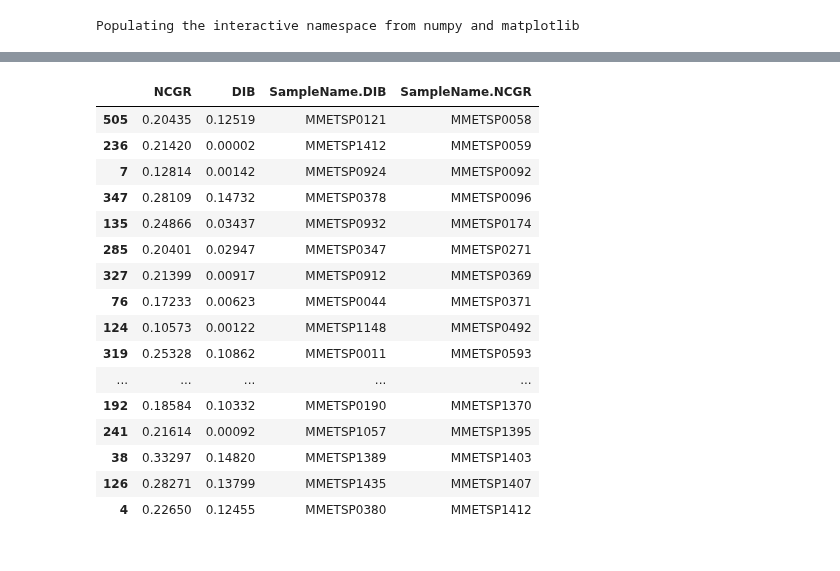
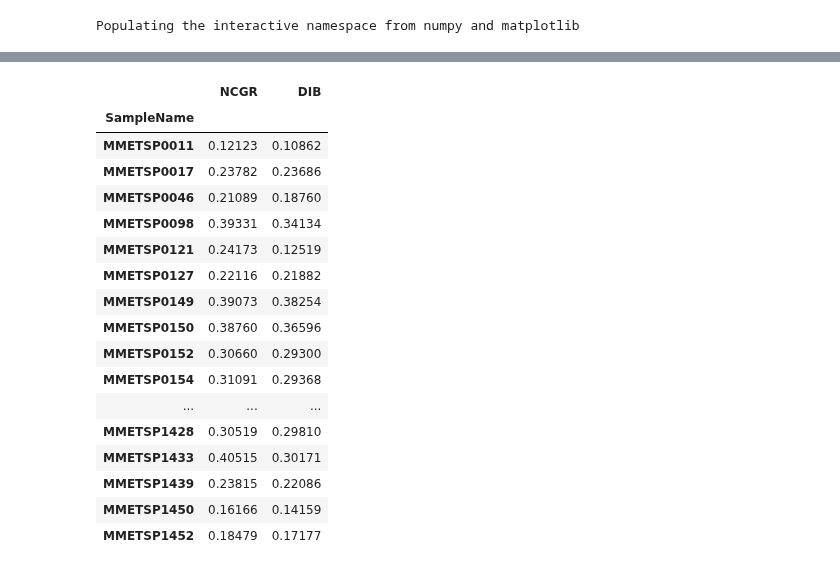
Before and after one commit to johnsolk/MMETSP, a Jupyter notebook: notebooks/transrate_scores_final.ipynb, the cells around one changed output, grey strips where cells are left out. Cells and saved outputs as stored; diff of their text form; code cells hidden in the pictures.

```diff
--- a/notebooks/transrate_scores_final.ipynb
+++ b/notebooks/transrate_scores_final.ipynb
@@ -15,12 +15,12 @@ sra_map = sra_run[['Run', 'SampleName']]
 # transrate scores
 file_ncgr_transrate_scores = "../assembly_evaluation_data/transrate_imicrobe_scores.csv"
 file_dib_transrate_scores = "../assembly_evaluation_data/transrate_scores_trinity-2.2.0.csv"
+
+ncgr_transrate = pd.read_csv(file_ncgr_transrate_scores, index_col='SampleName')
+#ncgr_transrate = pd.merge(sra_map,ncgr_transrate,on="SampleName")
+
+dib_transrate = pd.read_csv(file_dib_transrate_scores, index_col='SampleName')
+#dib_transrate = pd.merge(sra_map,dib_transrate,on="Run")
-# %%
-ncgr_transrate = pd.read_csv(file_ncgr_transrate_scores)
-#ncgr_transrate = pd.merge(sra_map,ncgr_transrate,on="SampleName")
-
-dib_transrate = pd.read_csv(file_dib_transrate_scores)
-#dib_transrate = pd.merge(sra_map,dib_transrate,on="Run")
 # %%
 dib_transrate.head()
 # %% [output]
@@ -49,15 +78,19 @@ def scatter_diff(df1, df2, column, fig, ax, df1name = 'df1', df2name = 'df2',
                  color1='#566573', color2='#F5B041', ymin=0, ymax=1, ypos=.95):
     # plot scatter differences between two dfs with the same columns
     # create new df for data comparison
-    newdf = pd.DataFrame()
-    df1 = df1.sort_values(['SampleName'])
-    df2 = df2.sort_values(['SampleName'])
-    newdf[df1name] = df1[column]
-    newdf[df2name] = df2[column]
-    newdf['SampleName.DIB'] = df2['SampleName']
-    newdf['SampleName.NCGR'] = df1['SampleName']
-    newdf = newdf.dropna()
-    newdf = newdf.drop_duplicates()
+    combined_df = pd.merge(df1, df2, left_index=True, right_index=True)
+    newdf=pd.DataFrame(index=combined_df.index)
+    newdf[df1name]=combined_df[column+'_x']
+    newdf[df2name]=combined_df[column+'_y']
+
+#     df1 = df1.sort_values(['SampleName'])
+#     df2 = df2.sort_values(['SampleName'])
+#     newdf[df1name] = df1[column]
+#     newdf[df2name] = df2[column]
+#     newdf['SampleName.DIB'] = df2['SampleName']
+#     newdf['SampleName.NCGR'] = df1['SampleName']
+#     newdf = newdf.dropna()
+#     newdf = newdf.drop_duplicates()
     # plot with different colors if df1 > or < then df2
     newdf.loc[newdf[df1name] > newdf[df2name], [df1name, df2name]].T.plot(ax=ax, legend = False,
                                                                           color = color1, lw=2)
@@ -112,20 +145,21 @@ score,fig, ax = create_plots(ncgr_transrate,dib_transrate, 'score', 'Transrate s
 # %%
-score.loc[score.DIB < 0.15]
+score[score['NCGR']>score['DIB']]
 # %% [output]
-|  | NCGR | DIB | SampleName.DIB | SampleName.NCGR |
-| 505 | 0.20435 | 0.12519 | MMETSP0121 | MMETSP0058 |
-| 236 | 0.21420 | 0.00002 | MMETSP1412 | MMETSP0059 |
-| 7 | 0.12814 | 0.00142 | MMETSP0924 | MMETSP0092 |
-| 347 | 0.28109 | 0.14732 | MMETSP0378 | MMETSP0096 |
-| 135 | 0.24866 | 0.03437 | MMETSP0932 | MMETSP0174 |
-| 285 | 0.20401 | 0.02947 | MMETSP0347 | MMETSP0271 |
-| 327 | 0.21399 | 0.00917 | MMETSP0912 | MMETSP0369 |
-| 76 | 0.17233 | 0.00623 | MMETSP0044 | MMETSP0371 |
-| 124 | 0.10573 | 0.00122 | MMETSP1148 | MMETSP0492 |
-| 319 | 0.25328 | 0.10862 | MMETSP0011 | MMETSP0593 |
-| ... | ... | ... | ... | ... |
-| 192 | 0.18584 | 0.10332 | MMETSP0190 | MMETSP1370 |
-| 241 | 0.21614 | 0.00092 | MMETSP1057 | MMETSP1395 |
-| 38 | 0.33297 | 0.14820 | MMETSP1389 | MMETSP1403 |
-| 126 | 0.28271 | 0.13799 | MMETSP1435 | MMETSP1407 |
-| 4 | 0.22650 | 0.12455 | MMETSP0380 | MMETSP1412 |
+|  | NCGR | DIB |
+| SampleName |  |  |
+| MMETSP0011 | 0.12123 | 0.10862 |
+| MMETSP0017 | 0.23782 | 0.23686 |
+| MMETSP0046 | 0.21089 | 0.18760 |
+| MMETSP0098 | 0.39331 | 0.34134 |
+| MMETSP0121 | 0.24173 | 0.12519 |
+| MMETSP0127 | 0.22116 | 0.21882 |
+| MMETSP0149 | 0.39073 | 0.38254 |
+| MMETSP0150 | 0.38760 | 0.36596 |
+| MMETSP0152 | 0.30660 | 0.29300 |
+| MMETSP0154 | 0.31091 | 0.29368 |
+| ... | ... | ... |
+| MMETSP1428 | 0.30519 | 0.29810 |
+| MMETSP1433 | 0.40515 | 0.30171 |
+| MMETSP1439 | 0.23815 | 0.22086 |
+| MMETSP1450 | 0.16166 | 0.14159 |
+| MMETSP1452 | 0.18479 | 0.17177 |
```
Also changed, not shown: parts of 6 cells of this notebook.
